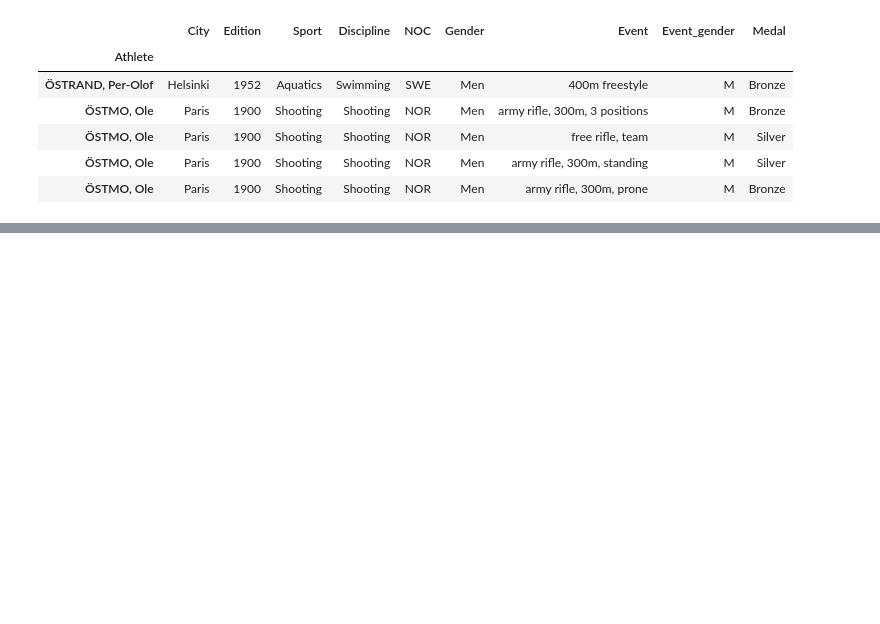
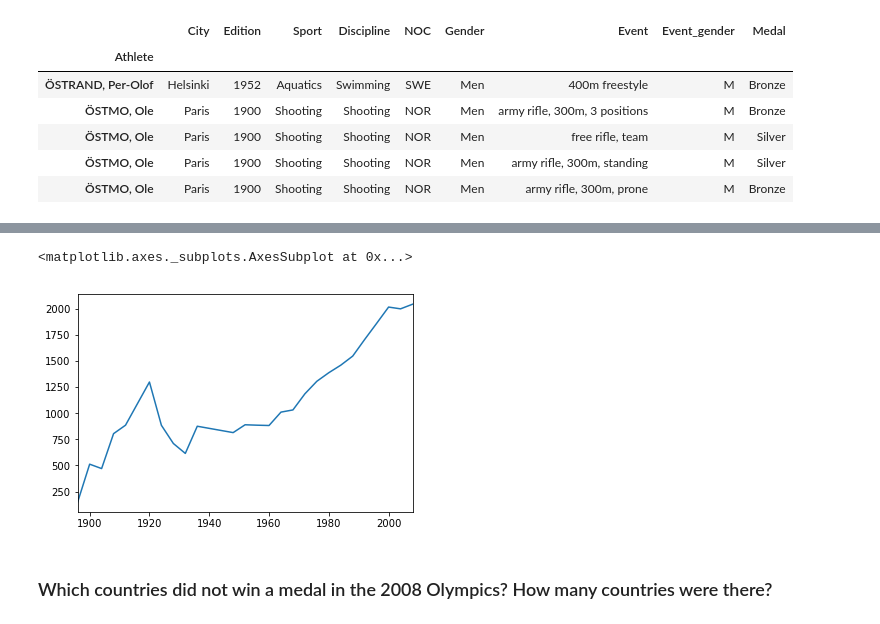
Before and after one commit to tehmeerali786/Pandas-Essential-Training, a Jupyter notebook: Ch06 Indexing.ipynb, the cells around one changed output, grey strips where cells are left out. Cells and saved outputs as stored; diff of their text form; code cells hidden in the pictures; blank space fills up the shorter version.

```diff
--- a/Ch06 Indexing.ipynb
+++ b/Ch06 Indexing.ipynb
@@ -150,0 +270,7 @@ ath.head()
+# %%
+oo.Edition.value_counts().sort_index().plot()
+# %% [output]
+<matplotlib.axes._subplots.AxesSubplot at 0x...>
+[figure, added]
+# %% [markdown]
+### Which countries did not win a medal in the 2008 Olympics? How many countries were there?
```
Also changed, not shown: parts of 32 cells of this notebook.
